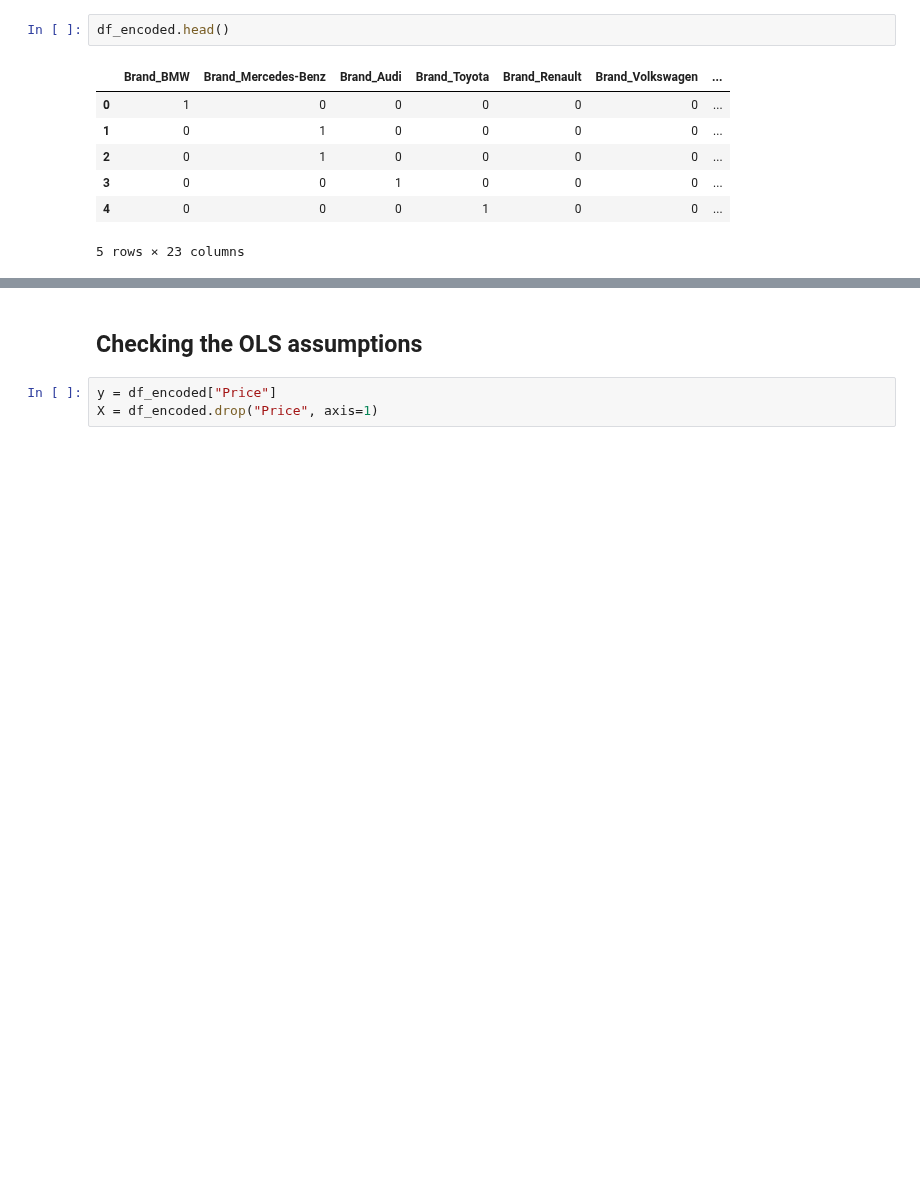
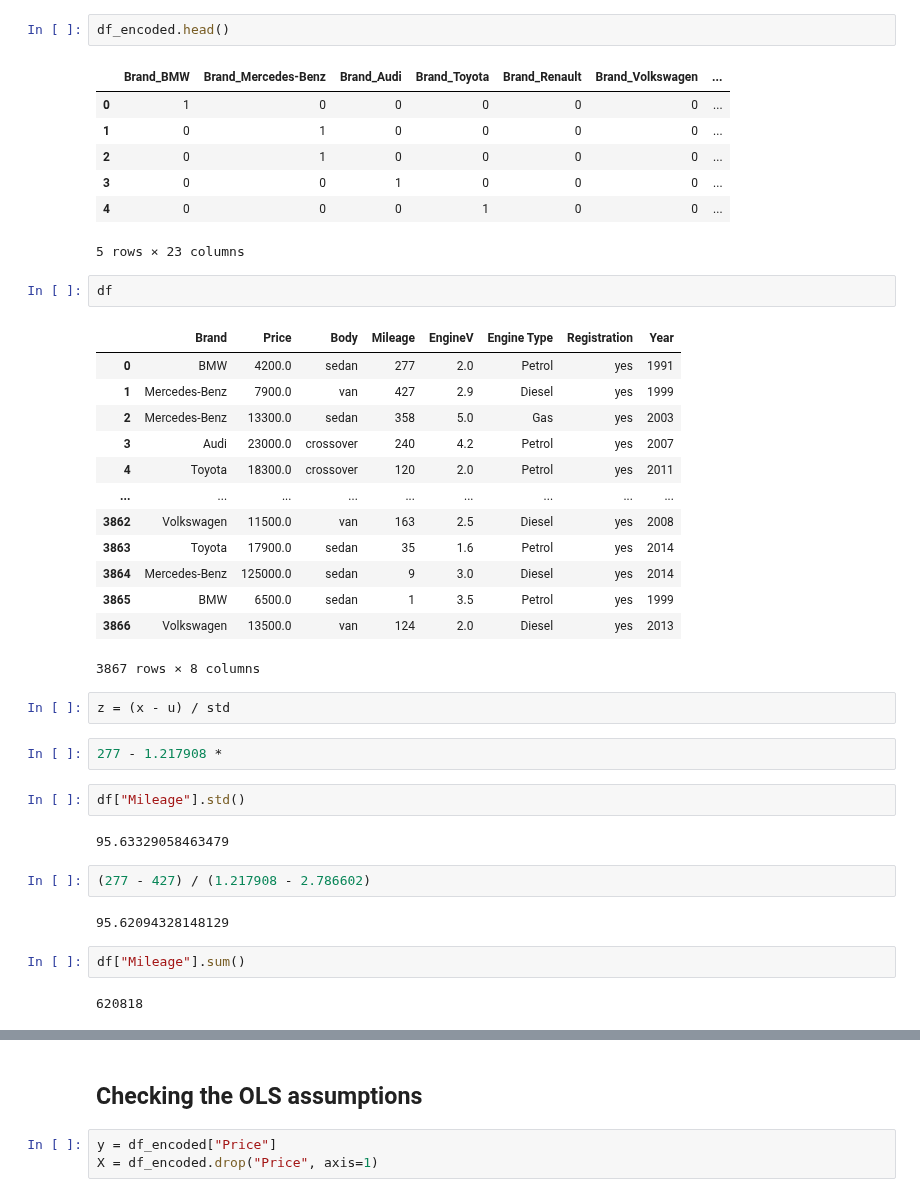
Before and after one commit to aldanajd/Data_Scientist, a Jupyter notebook: Machine Learning/Regression/Cars_price_estimator/Car_price_estimator.ipynb, the cells around one changed output, grey strips where cells are left out. Cells and saved outputs as stored; diff of their text form; blank space fills up the shorter version.

```diff
--- a/Machine Learning/Regression/Cars_price_estimator/Car_price_estimator.ipynb
+++ b/Machine Learning/Regression/Cars_price_estimator/Car_price_estimator.ipynb
@@ -275,3 +319,35 @@ df_encoded.head()
 | 3 | 0 | 0 | 1 | 0 | 0 | 0 | ... |
 | 4 | 0 | 0 | 0 | 1 | 0 | 0 | ... |
 5 rows × 23 columns
+# %%
+df
+# %% [output]
+|  | Brand | Price | Body | Mileage | EngineV | Engine Type | Registration | Year |
+| 0 | BMW | 4200.0 | sedan | 277 | 2.0 | Petrol | yes | 1991 |
+| 1 | Mercedes-Benz | 7900.0 | van | 427 | 2.9 | Diesel | yes | 1999 |
+| 2 | Mercedes-Benz | 13300.0 | sedan | 358 | 5.0 | Gas | yes | 2003 |
+| 3 | Audi | 23000.0 | crossover | 240 | 4.2 | Petrol | yes | 2007 |
+| 4 | Toyota | 18300.0 | crossover | 120 | 2.0 | Petrol | yes | 2011 |
+| ... | ... | ... | ... | ... | ... | ... | ... | ... |
+| 3862 | Volkswagen | 11500.0 | van | 163 | 2.5 | Diesel | yes | 2008 |
+| 3863 | Toyota | 17900.0 | sedan | 35 | 1.6 | Petrol | yes | 2014 |
+| 3864 | Mercedes-Benz | 125000.0 | sedan | 9 | 3.0 | Diesel | yes | 2014 |
+| 3865 | BMW | 6500.0 | sedan | 1 | 3.5 | Petrol | yes | 1999 |
+| 3866 | Volkswagen | 13500.0 | van | 124 | 2.0 | Diesel | yes | 2013 |
+3867 rows × 8 columns
+# %%
+z = (x - u) / std
+# %%
+277 - 1.217908 *
+# %%
+df["Mileage"].std()
+# %% [output]
+95.63329058463479
+# %%
+(277 - 427) / (1.217908 - 2.786602)
+# %% [output]
+95.62094328148129
+# %%
+df["Mileage"].sum()
+# %% [output]
+620818
```
Also changed, not shown: parts of 50 cells of this notebook.
